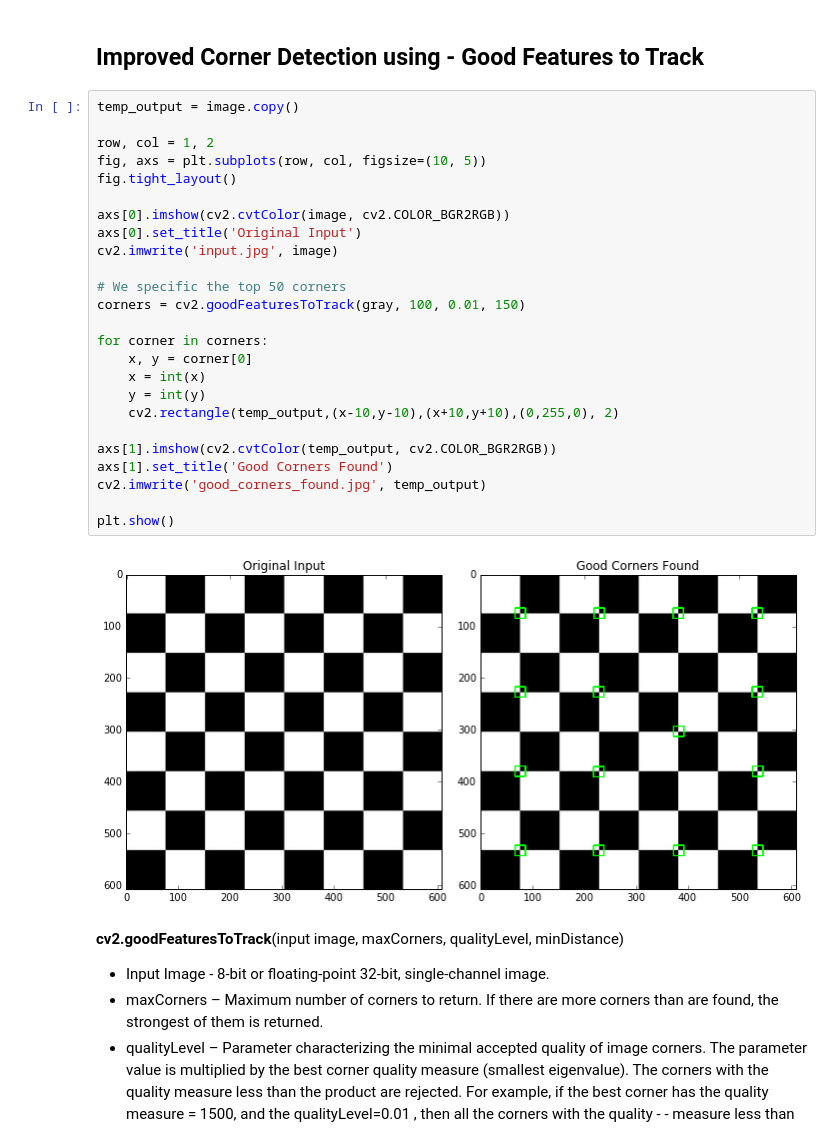
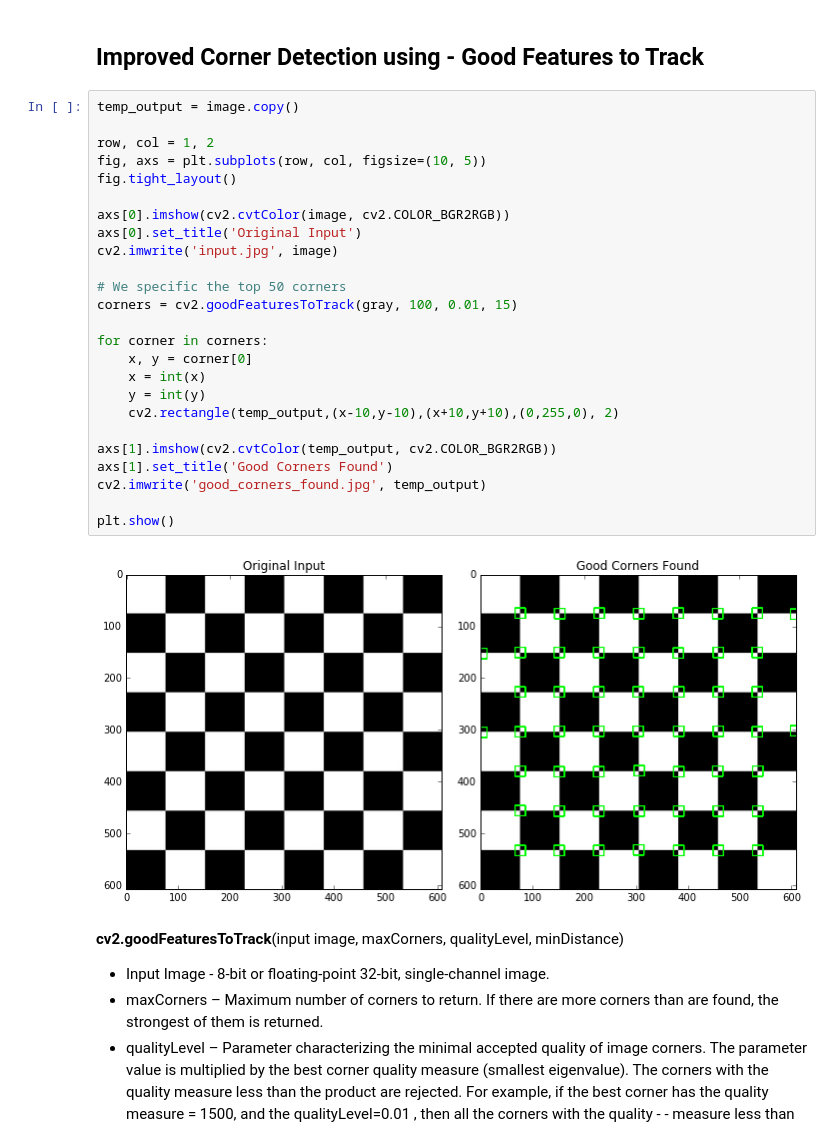
Before and after one commit to rchavezj/OpenCV_Projects, a Jupyter notebook: Sec04_Object_Detection_01/02_Finding_Corners/02_Finding_Corners.ipynb, the cells around one changed output. Cells and saved outputs as stored; diff of their text form.

Commit message:
02_Finding_Corners

```diff
--- a/Sec04_Object_Detection_01/02_Finding_Corners/02_Finding_Corners.ipynb
+++ b/Sec04_Object_Detection_01/02_Finding_Corners/02_Finding_Corners.ipynb
@@ -49,30 +49,30 @@ plt.show()
 # %%
 temp_output = image.copy()
 
 row, col = 1, 2
 fig, axs = plt.subplots(row, col, figsize=(10, 5))
 fig.tight_layout()
 
 axs[0].imshow(cv2.cvtColor(image, cv2.COLOR_BGR2RGB))
 axs[0].set_title('Original Input')
 cv2.imwrite('input.jpg', image)
 
 # We specific the top 50 corners
-corners = cv2.goodFeaturesToTrack(gray, 100, 0.01, 150)
+corners = cv2.goodFeaturesToTrack(gray, 100, 0.01, 15)
 
 for corner in corners:
     x, y = corner[0]
     x = int(x)
     y = int(y)
     cv2.rectangle(temp_output,(x-10,y-10),(x+10,y+10),(0,255,0), 2)
 
 axs[1].imshow(cv2.cvtColor(temp_output, cv2.COLOR_BGR2RGB))
 axs[1].set_title('Good Corners Found')
 cv2.imwrite('good_corners_found.jpg', temp_output)
 
 plt.show()
 # %% [output]
-[figure, old version]
+[figure, new version]
 # %% [markdown]
 **cv2.goodFeaturesToTrack**(input image, maxCorners, qualityLevel, minDistance)
 
```
Also changed, not shown: 1 other file.
